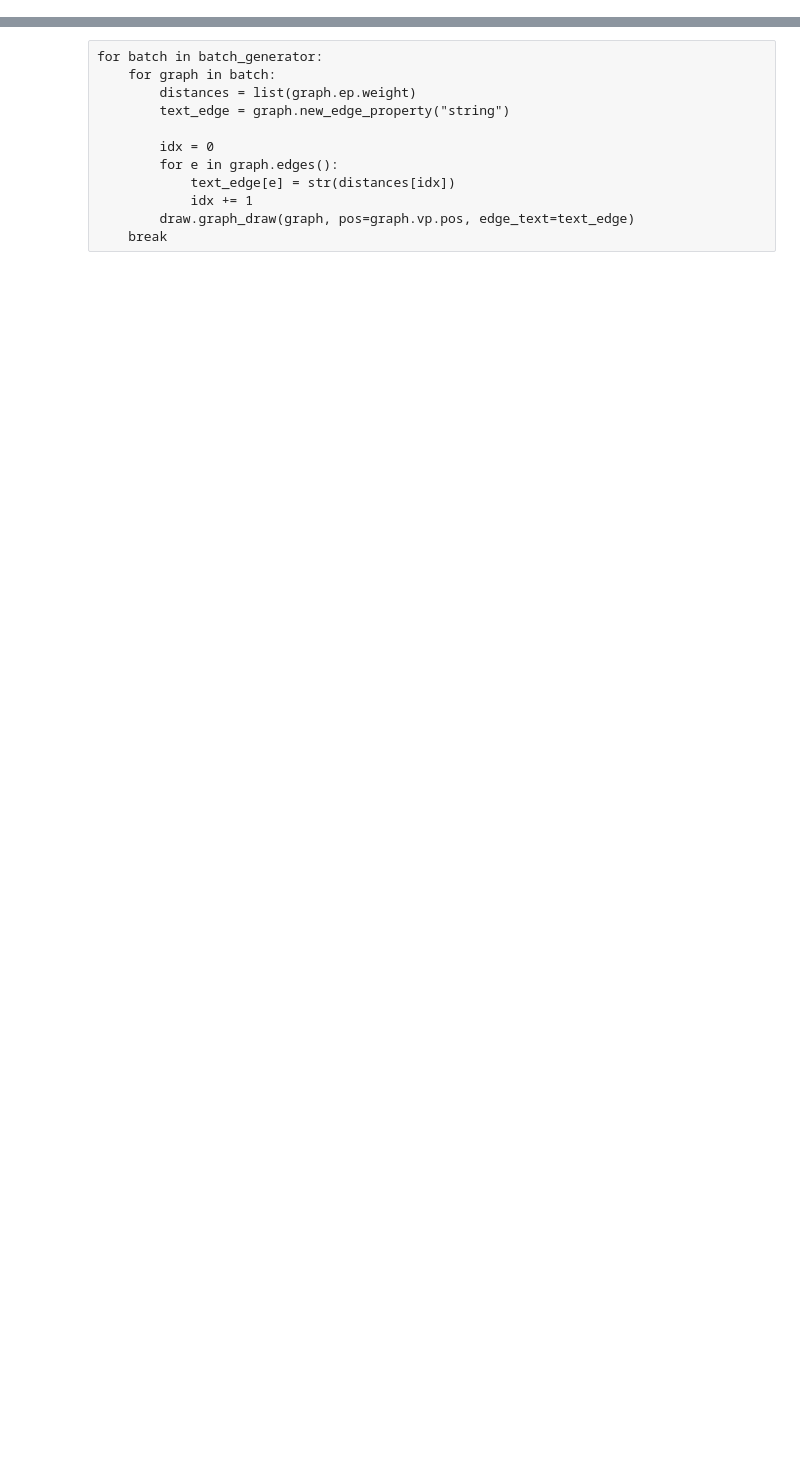
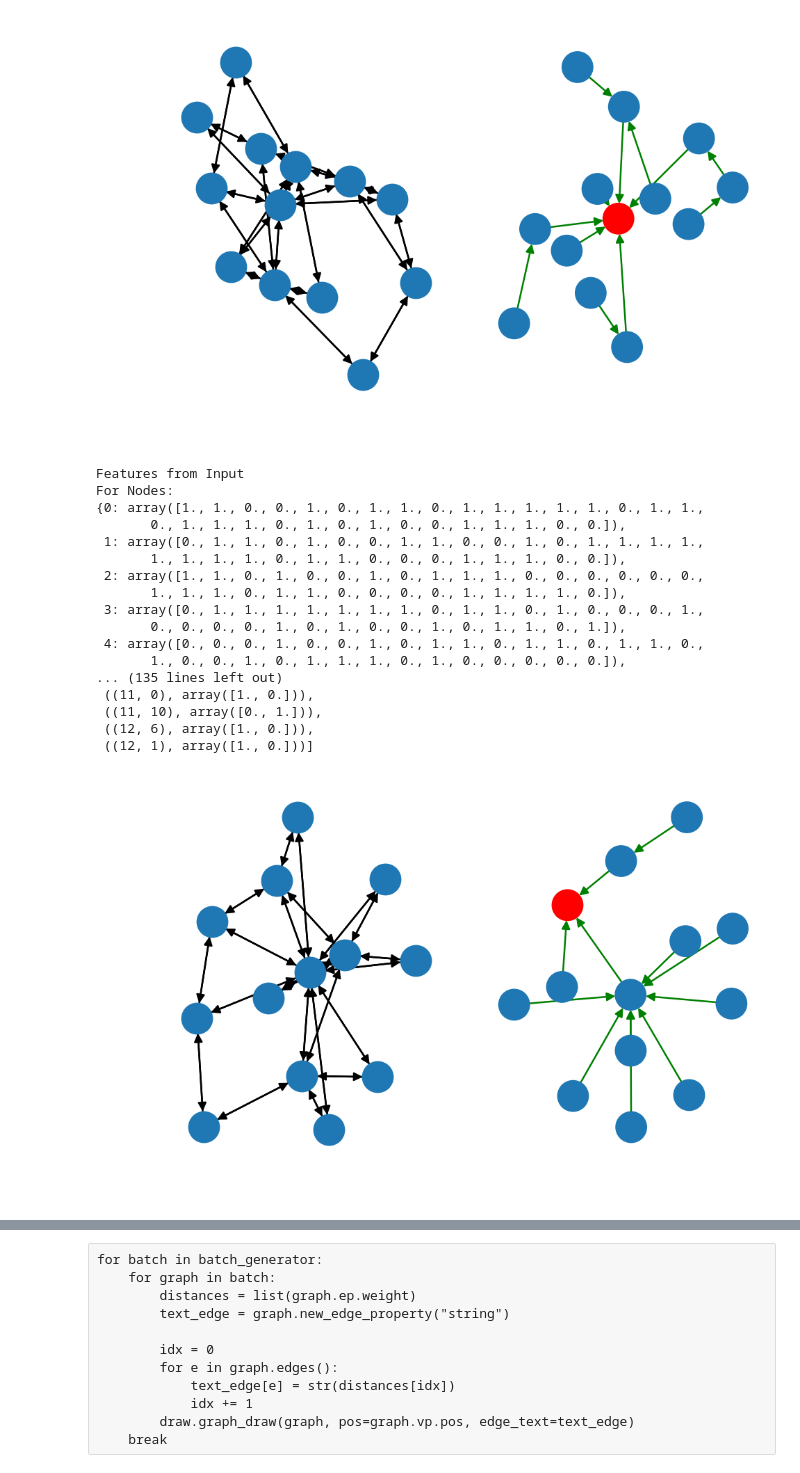
Before and after one commit to caiodadauto/pybrite, a Jupyter notebook: Usage.ipynb, the cells around one changed output, grey strips where cells are left out. Saved outputs shown, nothing was run; the diff lists cells and outputs as text; code cells hidden in the pictures; blank space fills up the shorter version.

Commit message:
Make preprocessing for input graphs to GNN models

```diff
--- a/Usage.ipynb
+++ b/Usage.ipynb
@@ -35,0 +16,68 @@ for batch in batch_generator:
+# %%
+for in_batch, tg_batch in batch_generator:
+    for in_graph, tg_graph in zip(in_batch, tg_batch):
+        pos = list(dict(tg_graph.nodes(data="pos")).values())
+        target_node = tg_graph.graph['features']
+        edge_solution = [f[2] for f in tg_graph.edges(data="solution")]
+
+        edges_to_plot = []
+        for e, s in zip(tg_graph.edges(), edge_solution):
+            if s:
+                edges_to_plot.append(e)
+
+        nodes_color = []
+        for ip in dict(tg_graph.nodes(data="ip")).values():
+            if np.all(ip == target_node):
+                nodes_color.append("red")
+            else:
+                nodes_color.append("#1f78b4")
+
+        f, (ax1, ax2) = plt.subplots(1, 2, sharey=True, dpi=180)
+        nx.draw(
+            in_graph,
+            ax=ax1,
+            #pos=pos
+        )
+        nx.draw(
+            tg_graph,
+            ax=ax2,
+            #pos=pos,
+            edgelist=edges_to_plot,
+            node_color=nodes_color,
+            edge_color=["green"] * len(edges_to_plot)
+        )
+        plt.show()
+        plt.close()
+
+        print("Features from Input")
+        print("For Nodes:")
+        pprint(dict(in_graph.nodes(data="features")))
+        print("For Edges:")
+        pprint([((f[0], f[1]), f[2]) for f in in_graph.edges(data="features")])
+
+        print("\nFeatures from Target")
+        print("For Nodes:")
+        pprint(dict(tg_graph.nodes(data="features")))
+        print("For Edges:")
+        pprint([((f[0], f[1]), f[2]) for f in tg_graph.edges(data="features")])
+    break
+# %% [output]
+[figure, added]
+Features from Input
+For Nodes:
+{0: array([1., 1., 0., 0., 1., 0., 1., 1., 0., 1., 1., 1., 1., 1., 0., 1., 1.,
+       0., 1., 1., 1., 0., 1., 0., 1., 0., 0., 1., 1., 1., 0., 0.]),
+ 1: array([0., 1., 1., 0., 1., 0., 0., 1., 1., 0., 0., 1., 0., 1., 1., 1., 1.,
+       1., 1., 1., 1., 0., 1., 1., 0., 0., 0., 1., 1., 1., 0., 0.]),
+ 2: array([1., 1., 0., 1., 0., 0., 1., 0., 1., 1., 1., 0., 0., 0., 0., 0., 0.,
+       1., 1., 1., 0., 1., 1., 0., 0., 0., 0., 1., 1., 1., 1., 0.]),
+ 3: array([0., 1., 1., 1., 1., 1., 1., 1., 0., 1., 1., 0., 1., 0., 0., 0., 1.,
+       0., 0., 0., 0., 1., 0., 1., 0., 0., 1., 0., 1., 1., 0., 1.]),
+ 4: array([0., 0., 0., 1., 0., 0., 1., 0., 1., 1., 0., 1., 1., 0., 1., 1., 0.,
+       1., 0., 0., 1., 0., 1., 1., 1., 0., 1., 0., 0., 0., 0., 0.]),
+... (135 lines left out)
+ ((11, 0), array([1., 0.])),
+ ((11, 10), array([0., 1.])),
+ ((12, 6), array([1., 0.])),
+ ((12, 1), array([1., 0.]))]
+[figure, added]
```
Also changed, not shown: parts of 3 cells of this notebook, 4 other files.
